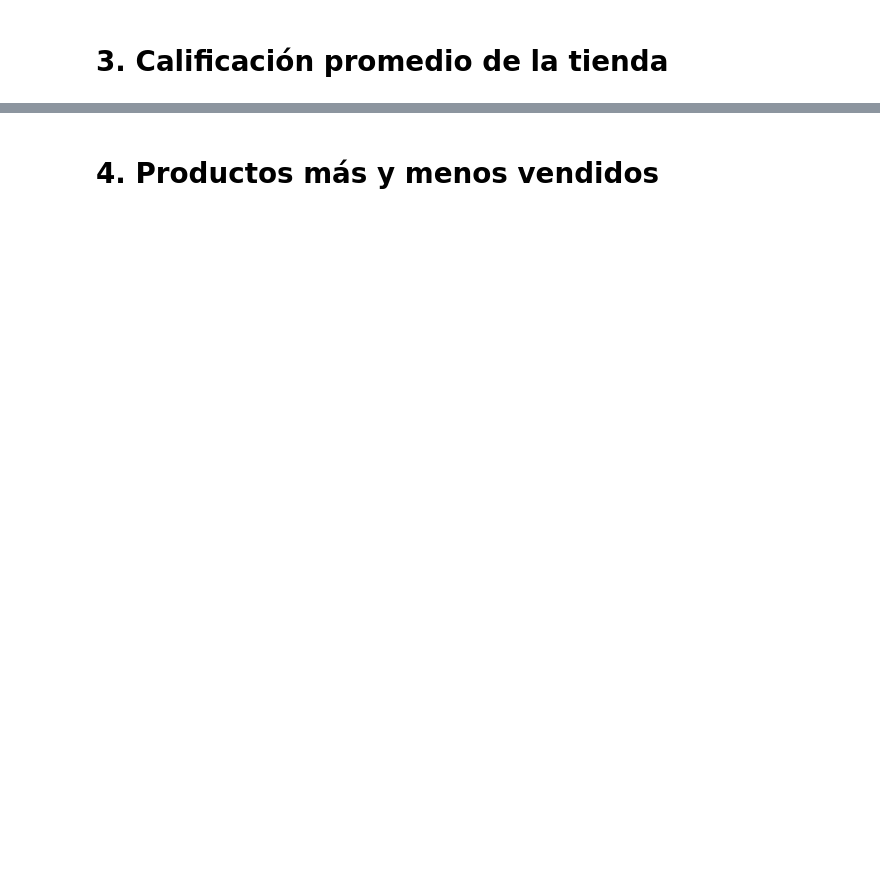
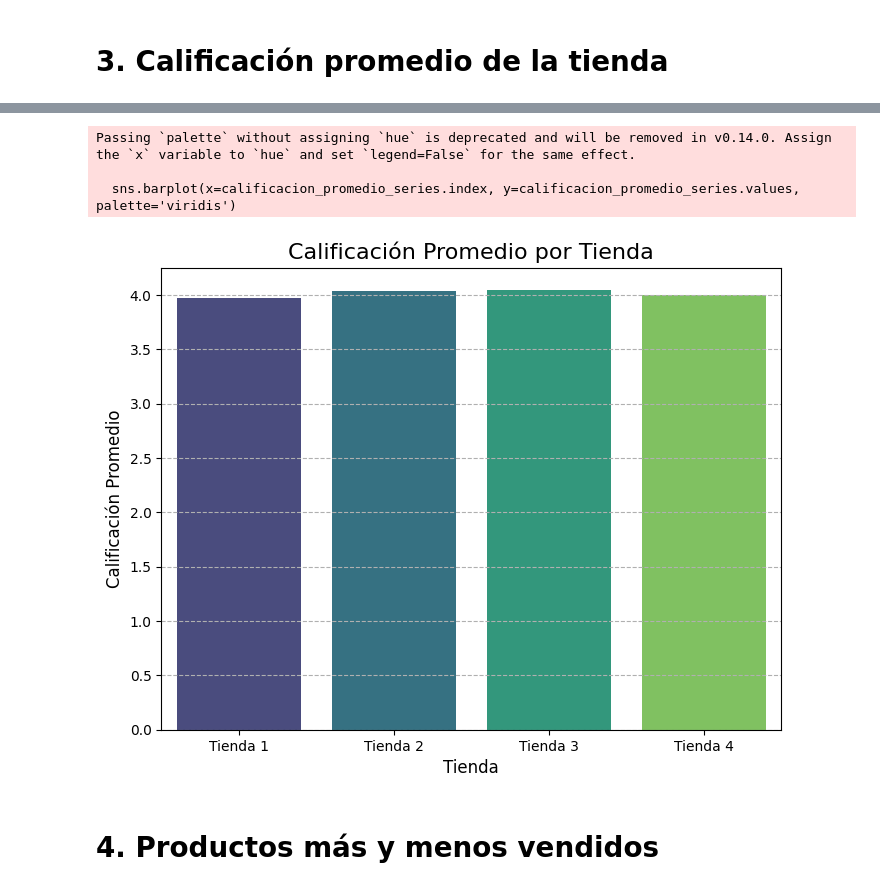
Before and after one commit to jazminfuentesb/challenge1-data-science-latam-jfb, a Jupyter notebook: AluraStoreLatam.ipynb, the cells around one changed output, grey strips where cells are left out. Drawn from its saved outputs; the diff is of its cells as text; code cells hidden in the pictures; blank space fills up the shorter version.

```diff
--- a/AluraStoreLatam.ipynb
+++ b/AluraStoreLatam.ipynb
@@ -31,0 +211,29 @@ tienda.head()
+# %%
+# Calcular la calificación promedio para cada tienda
+promedio_tienda1 = tienda1['Calificación'].mean()
+promedio_tienda2 = tienda2['Calificación'].mean()
+promedio_tienda3 = tienda3['Calificación'].mean()
+promedio_tienda4 = tienda4['Calificación'].mean()
+
+# Crear un diccionario para almacenar la calificación promedio de cada tienda
+calificacion_promedio = {
+    "Tienda 1": promedio_tienda1,
+    "Tienda 2": promedio_tienda2,
+    "Tienda 3": promedio_tienda3,
+    "Tienda 4": promedio_tienda4
+}
+
+# Mostrar la calificación promedio de cada tienda
+print("Calificación promedio por tienda:")
+for tienda_nombre, calificacion in calificacion_promedio.items():
+    print(f"{tienda_nombre}: {calificacion:.2f}")
+
+# Encontrar la tienda con la mayor calificación
+mayor_calificacion_tienda = max(calificacion_promedio, key=calificacion_promedio.get)
+mayor_promedio = calificacion_promedio[mayor_calificacion_tienda]
+print(f"\nLa tienda con la mayor calificación es {mayor_calificacion_tienda} con una calificación de {round(mayor_promedio,2)}")
+
+# Encontrar la tienda con la menor calificación
+menor_calificacion_tienda = min(calificacion_promedio, key=calificacion_promedio.get)
+menor_promedio = calificacion_promedio[menor_calificacion_tienda]
+print(f"\nLa tienda con la menor calificación es {menor_calificacion_tienda} con una calificación de {round(menor_promedio,2)}")
@@ -32,2 +250,20 @@ tienda.head()
+# %%
+# Convertir el diccionario en una Serie de Pandas para el gráfico
+calificacion_promedio_series = pd.Series(calificacion_promedio)
+
+# Crear gráfico de barras con el promedio de la calificación
+plt.figure(figsize=(8, 6))
+sns.barplot(x=calificacion_promedio_series.index, y=calificacion_promedio_series.values, palette='viridis')
+plt.title('Calificación Promedio por Tienda', fontsize=16)
+plt.xlabel('Tienda', fontsize=12)
+plt.ylabel('Calificación Promedio', fontsize=12)
+plt.grid(axis='y', linestyle='--')
+plt.savefig('calificacion_promedio_tienda.png')
+plt.show()
+# %% [output]
+Passing `palette` without assigning `hue` is deprecated and will be removed in v0.14.0. Assign the `x` variable to `hue` and set `legend=False` for the same effect.
+
+  sns.barplot(x=calificacion_promedio_series.index, y=calificacion_promedio_series.values, palette='viridis')
+[figure, added]
 # %% [markdown]
 # 4. Productos más y menos vendidos
```
Also changed, not shown: parts of 33 cells of this notebook.
